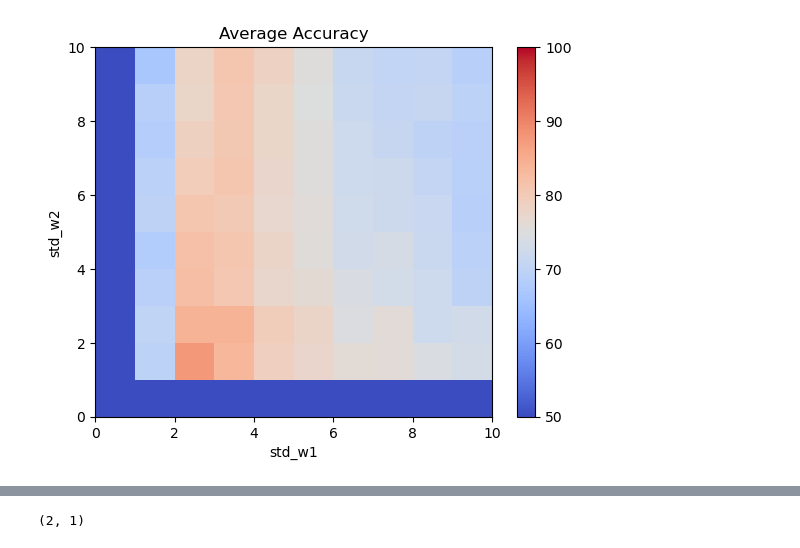
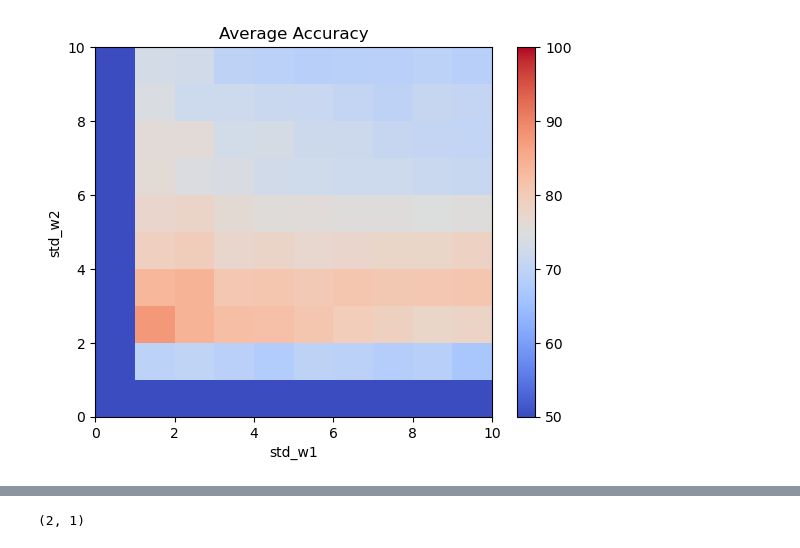
Before and after one commit to JoshuaSin4/Senior-Thesis, a Jupyter notebook: N/100 inputs/1000 epochs - grid of 10/sample_test.ipynb, the cells around one changed output, grey strips where cells are left out. Saved outputs shown, nothing was run; the diff lists cells and outputs as text; code cells hidden in the pictures.

```diff
--- a/N/100 inputs/1000 epochs - grid of 10/sample_test.ipynb
+++ b/N/100 inputs/1000 epochs - grid of 10/sample_test.ipynb
@@ -13,7 +13,7 @@ for (i, sample) in enumerate(sample_list):
     data = np.load(name_str.format(sample))
     fig = plt.figure()
     ax = plt.axes()
-    b = ax.pcolormesh(data['accuracy_w1_w2']*10000, cmap ='coolwarm', vmin=50, vmax=100)
+    b = ax.pcolormesh(axis_std_w1, axis_std_w2, data['accuracy_w1_w2'].T*10000, cmap ='coolwarm', vmin=50, vmax=100)
     plt.colorbar(b)
     ax.set_xlabel('std_w1')
     ax.set_ylabel('std_w2')
@@ -52,12 +52,12 @@ average_accuracy_grid_10_by_10_10_samples = np.mean(accuracy_10_samples, axis=0)
 # %%
 fig = plt.figure()
 ax = plt.axes()
-a = ax.pcolormesh(average_accuracy_grid_10_by_10_10_samples.T, cmap ='coolwarm',vmin=50, vmax=100)
+a = ax.pcolormesh(average_accuracy_grid_10_by_10_10_samples, cmap ='coolwarm',vmin=50, vmax=100)
 plt.colorbar(a)
 ax.set_xlabel('std_w1')
 ax.set_ylabel('std_w2')
 ax.set_title('Average Accuracy')
 
 fig.savefig("100_inputs_average_accuracy_grid_over_10_samples.png".format(sample))
 # %% [output]
-[figure, old version]
+[figure, new version]
```
Also changed, not shown: parts of 3 cells of this notebook, 31 other files.
